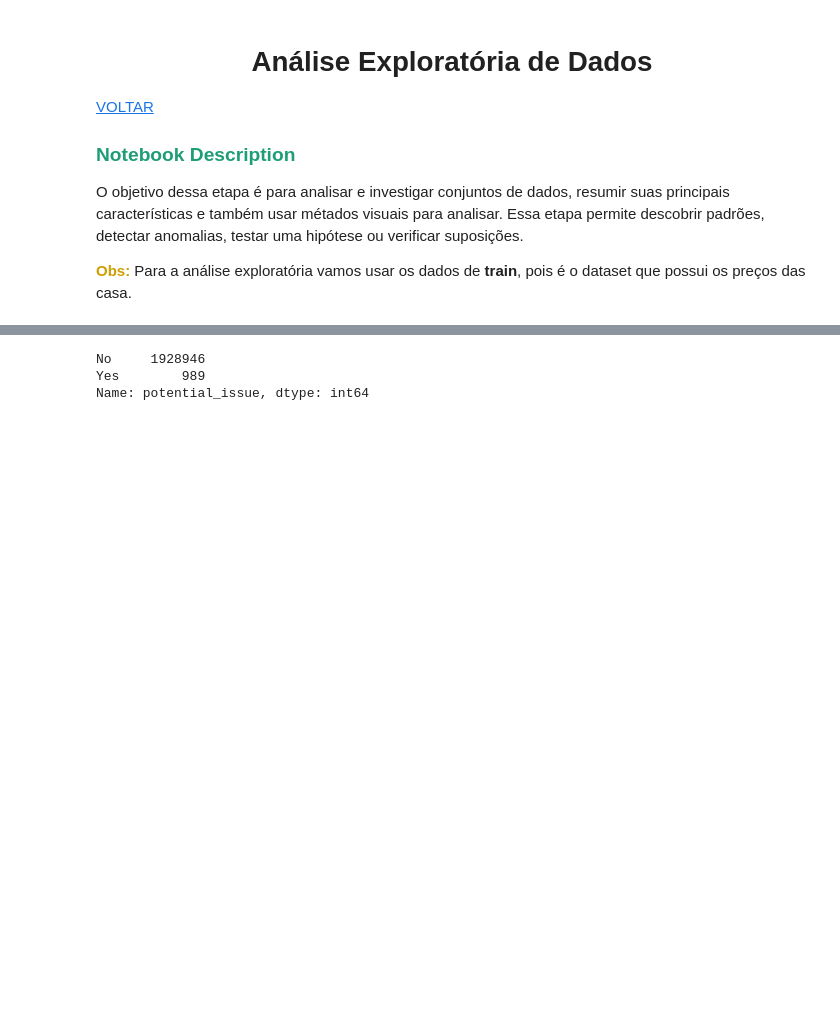
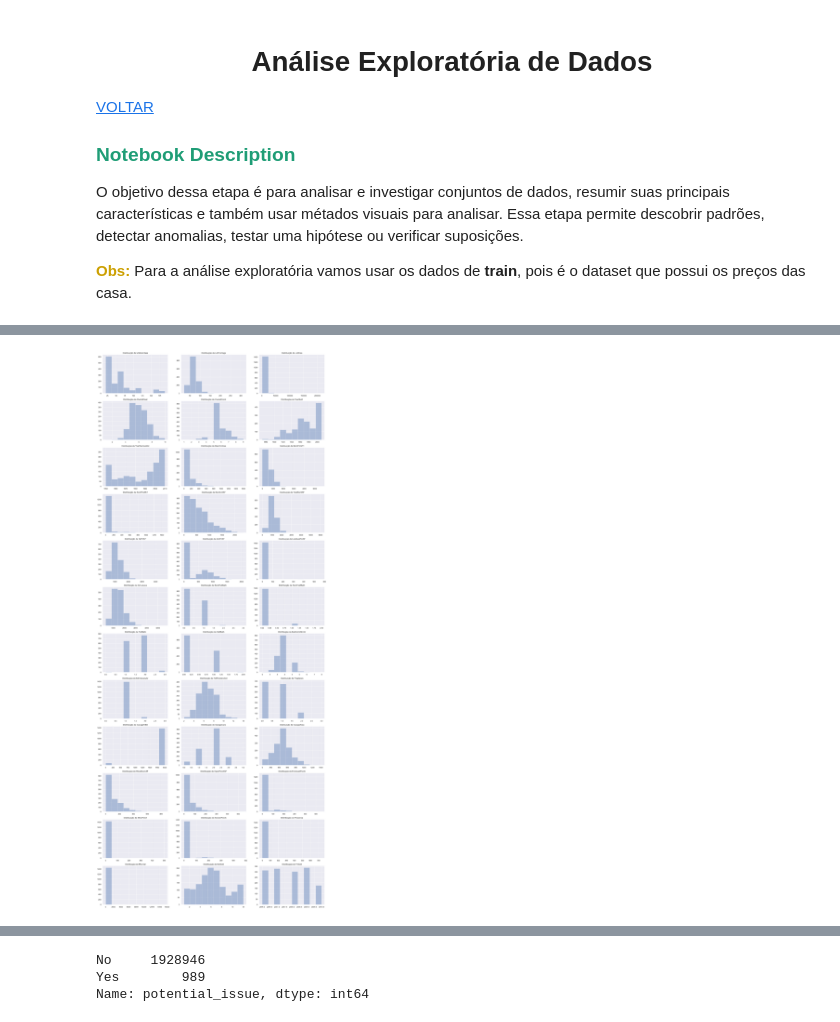
Before and after one commit to anamariapego/House_Price_Predicition, a Jupyter notebook: 01-CodigoFonte/01-EngenhariaDeDados/House_Price_Prediction.ipynb, the cells around one changed output, grey strips where cells are left out. Drawn from its saved outputs; the diff is of its cells as text; code cells hidden in the pictures; blank space fills up the shorter version.

```diff
--- a/01-CodigoFonte/01-EngenhariaDeDados/House_Price_Prediction.ipynb
+++ b/01-CodigoFonte/01-EngenhariaDeDados/House_Price_Prediction.ipynb
@@ -361,0 +369,12 @@ price_house_all.describe().T
+# %%
+plt.figure(figsize=(24,60))
+col_count = 1
+
+for col in columns_number[:36]:
+    plt.subplot(12,3,col_count)
+    sns.distplot(x=price_house_analytics[col], kde=False, bins=10)
+    plt.title(f'Distribuição -  {col}')
+
+    col_count += 1
+# %% [output]
+[figure, added]
```
Also changed, not shown: parts of 20 cells of this notebook.
